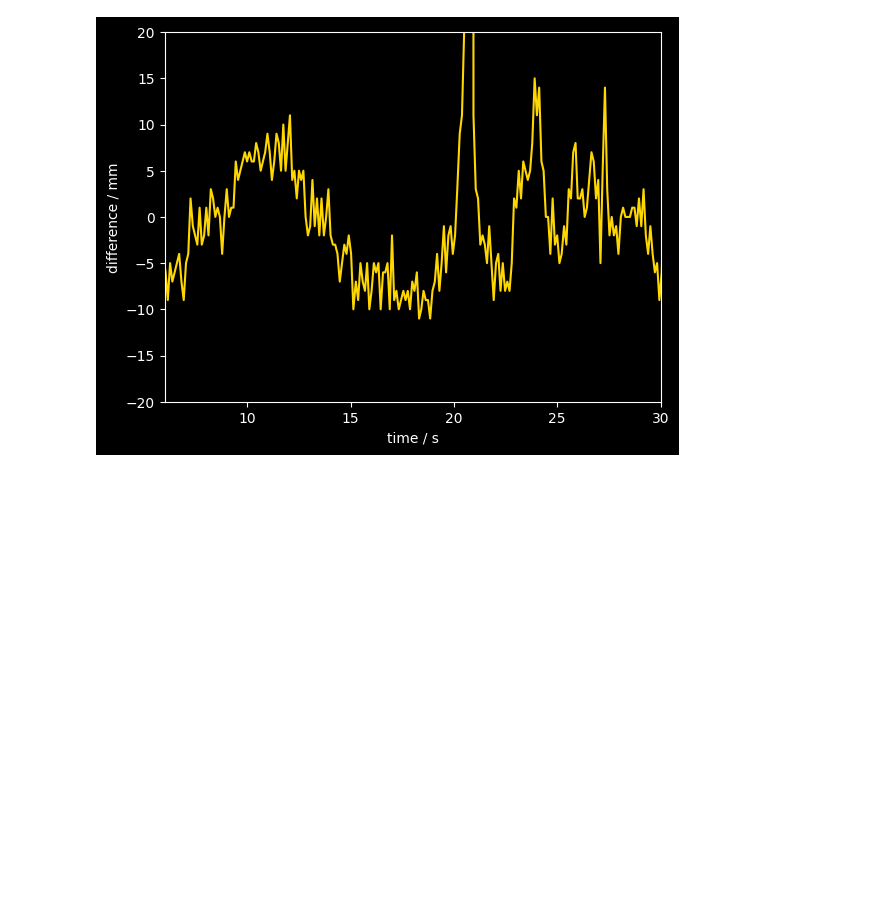
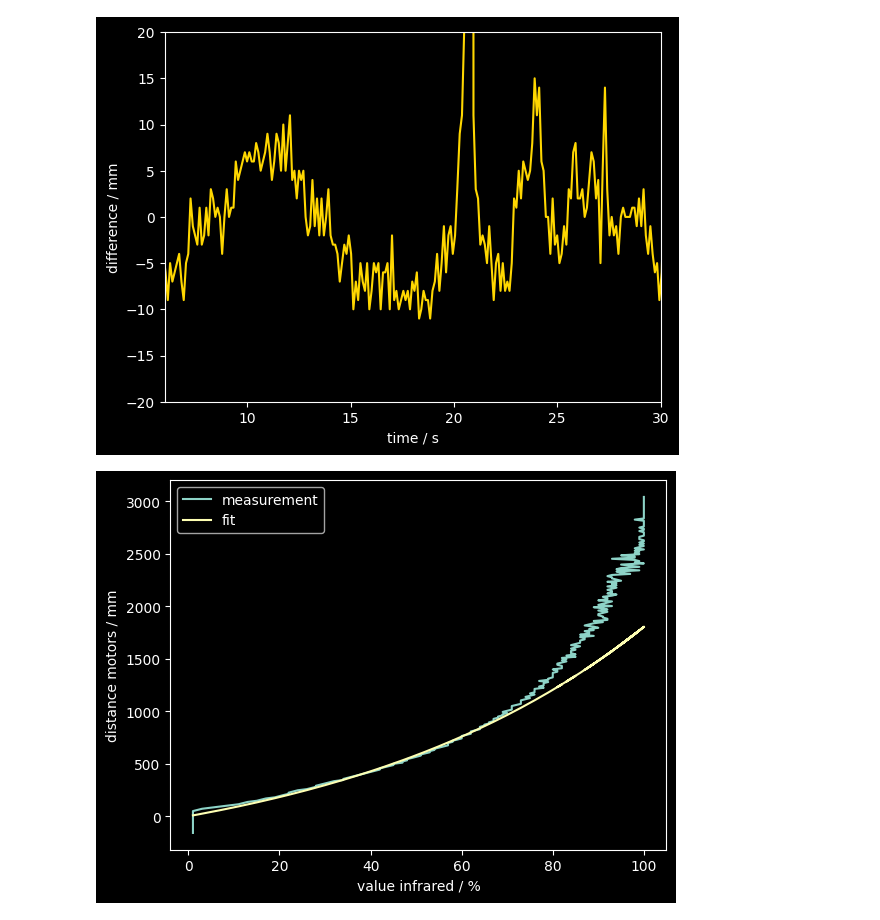
Before and after one commit to gerritnowald/myMindstormsEV3projects, a Jupyter notebook: 1_Gerd_path_tracking/post_processing/distance_sensor.ipynb, the cells around one changed output. Drawn from its saved outputs; the diff is of its cells as text; code cells hidden in the pictures; blank space fills up the shorter version.

```diff
--- a/1_Gerd_path_tracking/post_processing/distance_sensor.ipynb
+++ b/1_Gerd_path_tracking/post_processing/distance_sensor.ipynb
@@ -55,3 +57,25 @@ plt.show()
 # plt.savefig('difference.png', transparent=True)
 # %% [output]
 [figure]
+# %%
+# df_fit = df.iloc[190:-20,:]
+df_fit = df
+
+xdata = df_fit[' distance infrared / %'].to_numpy()
+ydata = df_fit['distance motor / mm'].to_numpy()
+
+# popt, _ = curve_fit(func, xdata, ydata, p0 = [100, 0] )
+
+
+plt.plot(xdata, ydata, label = 'measurement')
+plt.plot(xdata, func(xdata, *popt), label = 'fit' )
+plt.legend()
+plt.xlabel('value infrared / %')
+plt.ylabel('distance motors / mm')
+
+plt.show()
+# plt.savefig('infrared_fit.png', transparent=True)
+
+# popt
+# %% [output]
+[figure, added]
```
Also changed, not shown: parts of 4 cells of this notebook, 1 other file.
